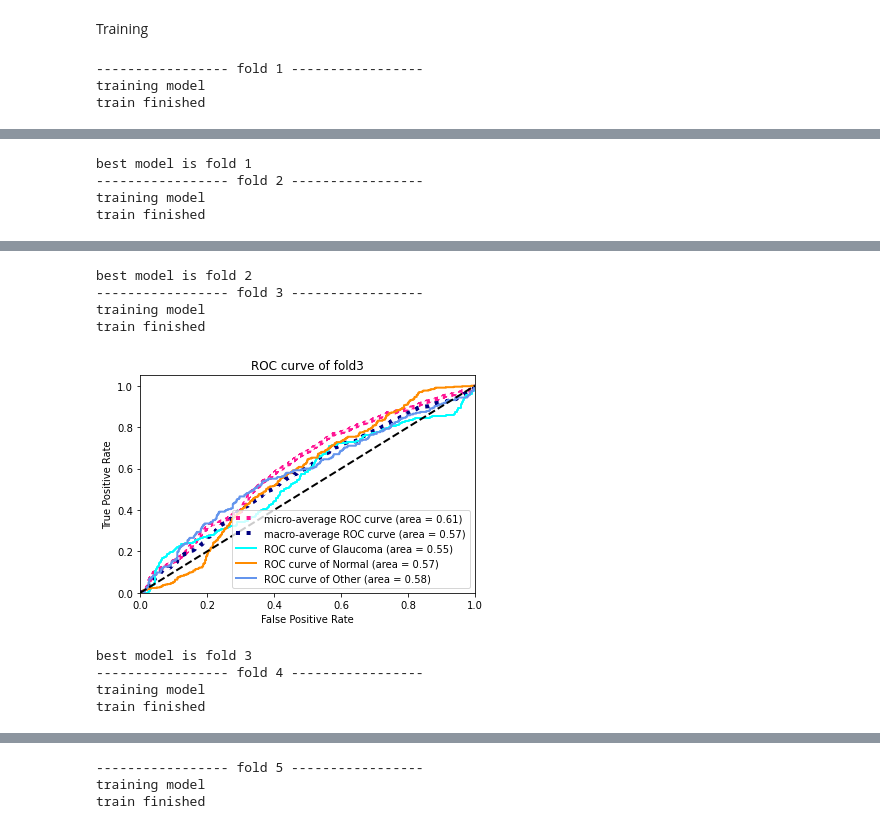
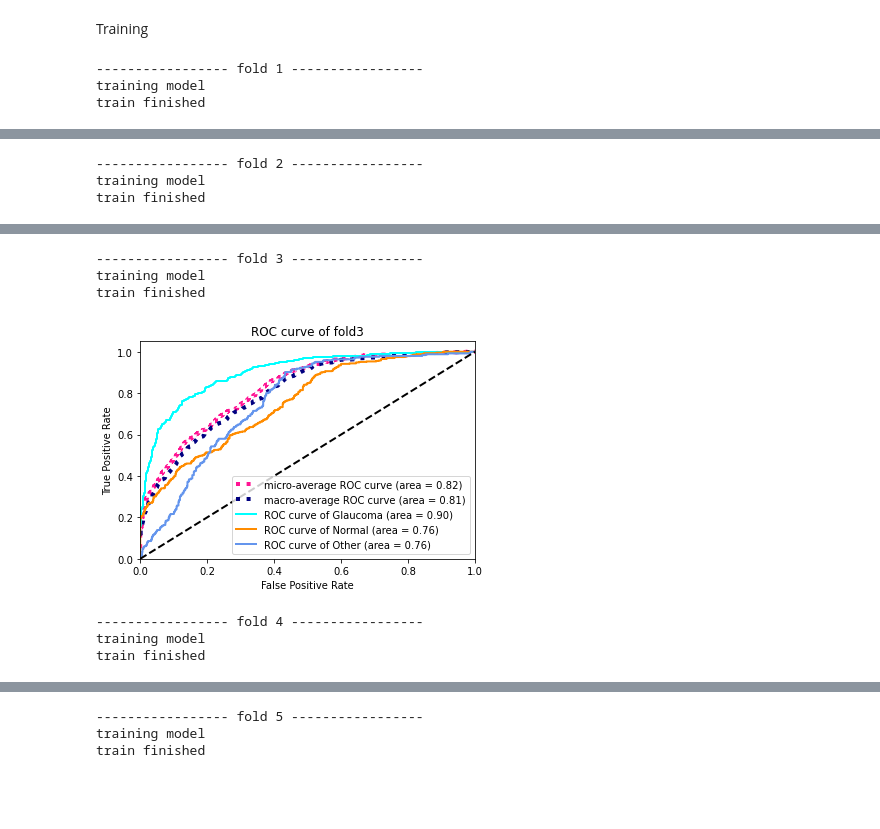
Before and after one commit to Atdhasiri/machineLearning, a Jupyter notebook: mainWork.ipynb, the cells around one changed output, grey strips where cells are left out. Cells and saved outputs as stored; diff of their text form; code cells hidden in the pictures; blank space fills up the shorter version.

```diff
--- a/mainWork.ipynb
+++ b/mainWork.ipynb
@@ -92,6 +92,8 @@ def plotROC(fpr,tpr,roc_auc,title):
     plt.title(title)
     plt.legend(loc="lower right")
     plt.show()
+
+    return fpr , tpr , roc_auc
 # %%
 ########## plot confusion matrix
 #class_list must be numpy array
@@ -199,3 +195,13 @@ def plot_confusion_matrix(y_true, y_pred, classes,
+# %%
+def create_model(model_name):
+    if(model_name == "svm"):
+        model = SVC(kernel='rbf',probability=True)
+        #kernel = {‘linear’, ‘poly’, ‘rbf’, ‘sigmoid’, ‘precomputed’}
+    elif(model_name == "knn"):
+        model = KNeighborsClassifier(n_neighbors=5)
+    elif(model_name == "rf"):
+        model = RandomForestClassifier(n_estimators = 400, criterion = "gini")
+    return model
 # %%
 #read data set
 train_set_list = [pd.read_csv(file_path,header=None) for file_path in train_set_file]
@@ -231,51 +237,43 @@ interp_tpr_all_fold = []
 aucs = []
 fprs = []
 tprs = []
-bestAUC = 0
+best_sum_average_AUC = 0
+best_sum_3class_AUC = 0
+bestFold = 0
 for i ,(train_index, val_index) in enumerate(kf.split(X)):
 
     print("----------------- fold",i+1,"-----------------")
-
-
-
     X_train = sc.fit_transform(np.concatenate(X[train_index],axis=0))
     X_val = sc.transform(X[val_index][0])
     y_train = np.concatenate(y[train_index],axis=0)
     y_val = y[val_index][0]
 
     print("training model")
+
+    model_algorithm = create_model("svm")
+#     selector = RFE(model, n_features_to_select=0.8)
+#     selector = selector.fit(X_train, y_train)
+
+#     print("Num Features: %d" % fit.n_features_)
+#     print("Selected Features: %s" % fit.support_)
+#     print("Feature Ranking: %s" % fit.ranking_)
+
+#     X_train = np.copy(X_train[:,selector.support_])
+#     X_validate = np.copy(X_validate[:,selector.support_])
 #     clf = Pipeline([
-#           ('feature_selection', SelectFromModel(RandomForestClassifier(n_estimators = 400, criterion = "gini"))),
-#           ('classification', RandomForestClassifier(n_estimators = 400, criterion = "gini"))
+#           ('feature_selection', SelectFromModel(model_algorithm)),
+#           ('classification', model_algorithm)
 #     ])
-    clf = SVC(kernel='poly',probability=True)
-    #clf = KNeighborsClassifier(n_neighbors=7)
-    #clf = RandomForestClassifier(n_estimators = 400, criterion = "gini")
-    model = OneVsRestClassifier(clf)
-
-    #RandomForestClassifier(n_estimators = 400, criterion = "gini")
-    #model = OneVsRestClassifier(SVC(kernel='rbf',probability=True))
-
-    #svm = OneVsRestClassifier(KNeighborsClassifier(n_neighbors=5))
-    #kernel = {‘linear’, ‘poly’, ‘rbf’, ‘sigmoid’, ‘precomputed’}
+    model = OneVsRestClassifier(model_algorithm)
     model.fit(X_train, y_train)
 
+    print("train finished")
 
-    #svm.fit(X_train, y_train)
-    print("train finished")
-    #print("training RF)
-    #rf = RandomForestClassifier(n_estimators = 400, criterion = "gini")
-    #rf.fit(X_train, y_train)
-
-    #y_pred_svm = svm.predict(X_val)
-    #y_pred_rf = rf.predict(X_val)
-    #print("train finished")
 
     #save model
     #pickle.dump(svm, open("svm_" + (fold+1) + ".sav" , 'wb'))
     #pickle.dump(rf, open("rf" + (fold+1) + ".sav" , 'wb'))
 
-    #print("validate SVM")
 
     binary_y_val = label_binarize(y_val, classes=[0, 1, 2])
 
@@ -289,14 +287,22 @@ for i ,(train_index, val_index) in enumerate(kf.split(X)):
     interp_tpr_all_fold.append(interp_tpr)
     aucs.append(roc_auc["micro"])
 
-    if roc_auc["micro"] > bestAUC:
-        bestAUC = roc_auc["micro"]
+    if roc_auc["micro"]+roc_auc["macro"] > best_sum_average_AUC:
+        best_sum_average_AUC = roc_auc["micro"]+roc_auc["macro"]
+        best_sum_3class_AUC = roc_auc[0] + roc_auc[1] + roc_auc[2]
         bestModel = model
-        print("best model is fold",i+1)
+        bestFold = i+1
+    elif roc_auc["micro"]+roc_auc["macro"] == best_sum_average_AUC and best_sum_3class_AUC < roc_auc[0] + roc_auc[1] + roc_auc[2]:
+        best_sum_average_AUC = roc_auc["micro"]+roc_auc["macro"]
+        best_sum_3class_AUC = roc_auc[0] + roc_auc[1] + roc_auc[2]
+        bestModel = model
+        bestFold = i+1
+
 
 
 print()
 print("all fold train finished")
+print("best model is fold",bestFold)
 
 mean_tpr = np.mean(interp_tpr_all_fold, axis=0)
 mean_tpr[-1] = 1.0
@@ -314,12 +320,9 @@ plt.plot(mean_fpr, mean_tpr, color='b',
         lw=2)
 
 for i in range(5):
-    plt.plot(fprs[i], tprs[i],
-         label='micro-average ROC curve of fold{} (area = {:0.2f})'.format(i+1,aucs[i]), alpha=.5)
+    plt.plot(fprs[i], tprs[i],label='micro-average ROC curve of fold{} (area = {:0.2f})'.format(i+1,aucs[i]), alpha=.5)
 
 plt.plot([0, 1], [0, 1], 'k--', lw=lw)
-# plt.fill_between(mean_fpr, tprs_lower, tprs_upper, color='grey', alpha=.2,
-#                 label=r'$\pm$ 1 std. dev.')
 plt.xlim([0.0, 1.0])
 plt.ylim([0.0, 1.05])
 plt.xlabel('False Positive Rate')
@@ -335,4 +338,3 @@ train finished
-best model is fold 1
 ----------------- fold 2 -----------------
 training model
 train finished
@@ -340,9 +342,7 @@ train finished
-best model is fold 2
 ----------------- fold 3 -----------------
 training model
 train finished
-[figure, old version]
+[figure, new version]
-best model is fold 3
 ----------------- fold 4 -----------------
 training model
 train finished
```
Also changed, not shown: parts of 5 cells of this notebook.
